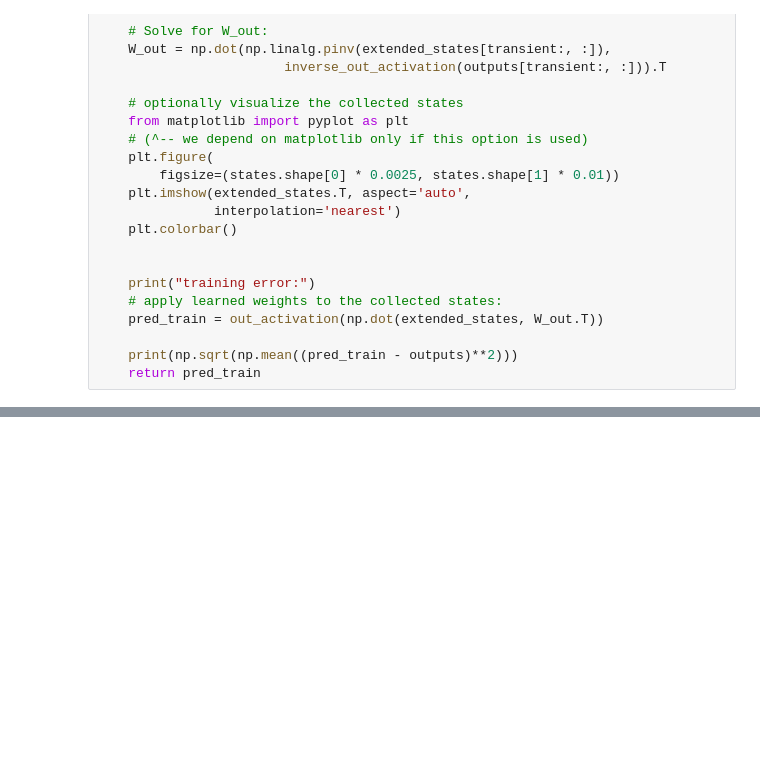
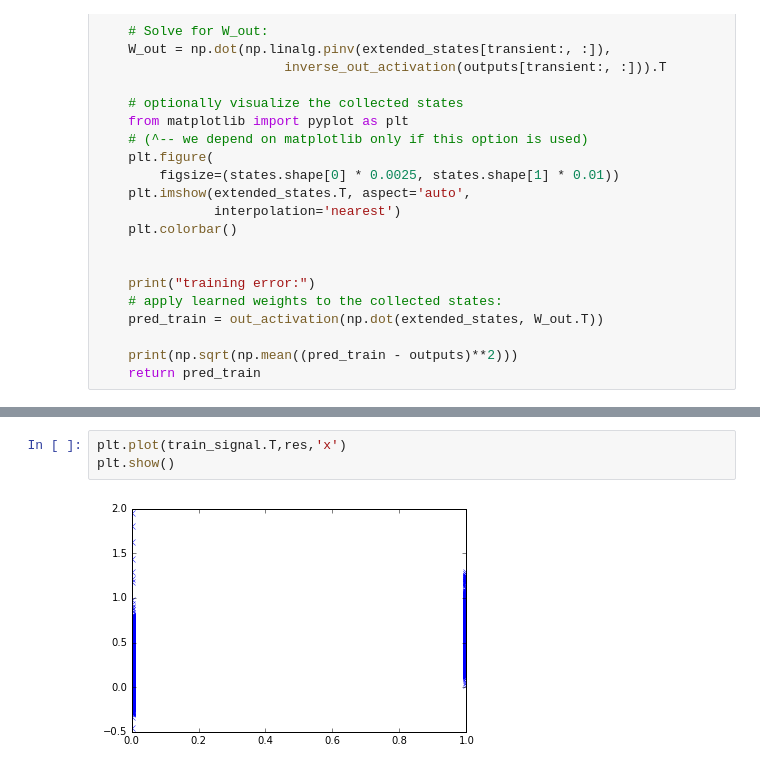
Before and after one commit to AdamRTomkins/libSpineML, a Jupyter notebook: libSpineML/examples/create_esn/UDLR_esn.ipynb, the cells around one changed output, grey strips where cells are left out. Drawn from its saved outputs; the diff is of its cells as text; blank space fills up the shorter version.

```diff
--- a/libSpineML/examples/create_esn/UDLR_esn.ipynb
+++ b/libSpineML/examples/create_esn/UDLR_esn.ipynb
@@ -405,0 +411,5 @@ plt.show()
+# %%
+plt.plot(train_signal.T,res,'x')
+plt.show()
+# %% [output]
+[figure, added]
```
Also changed, not shown: parts of 11 cells of this notebook, 32 other files.
